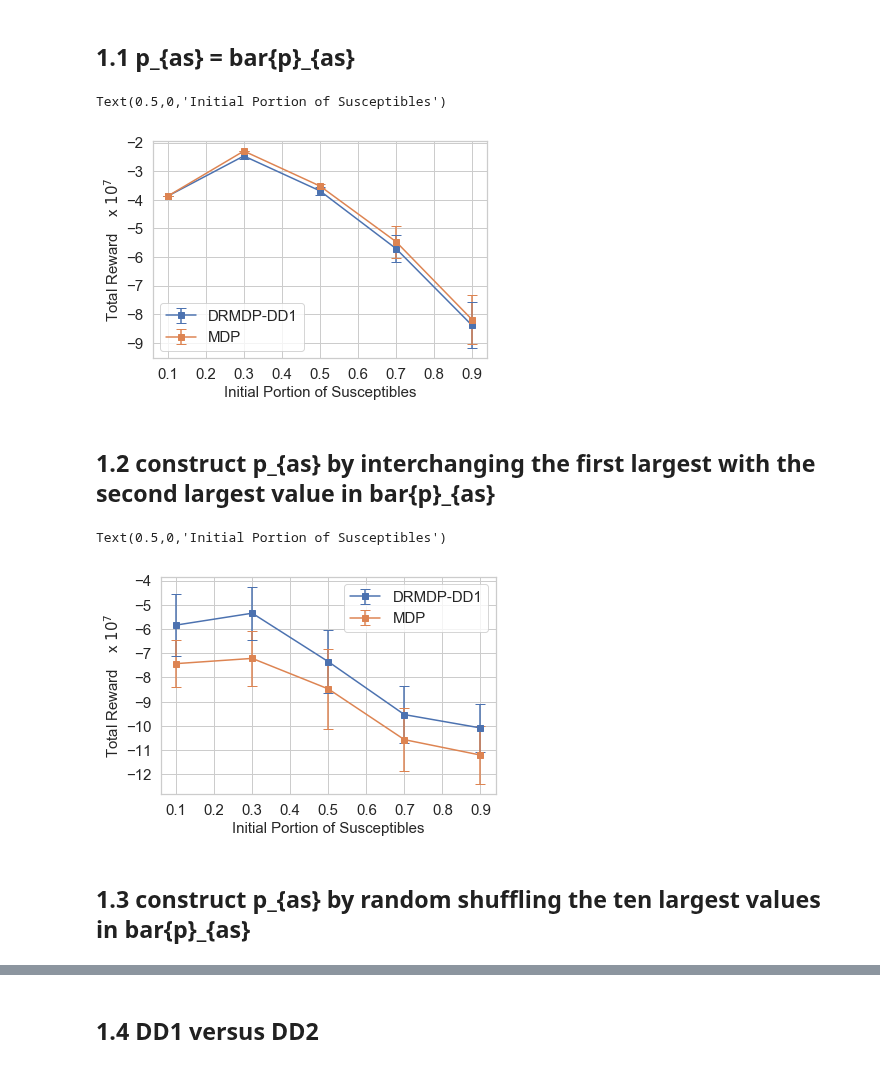
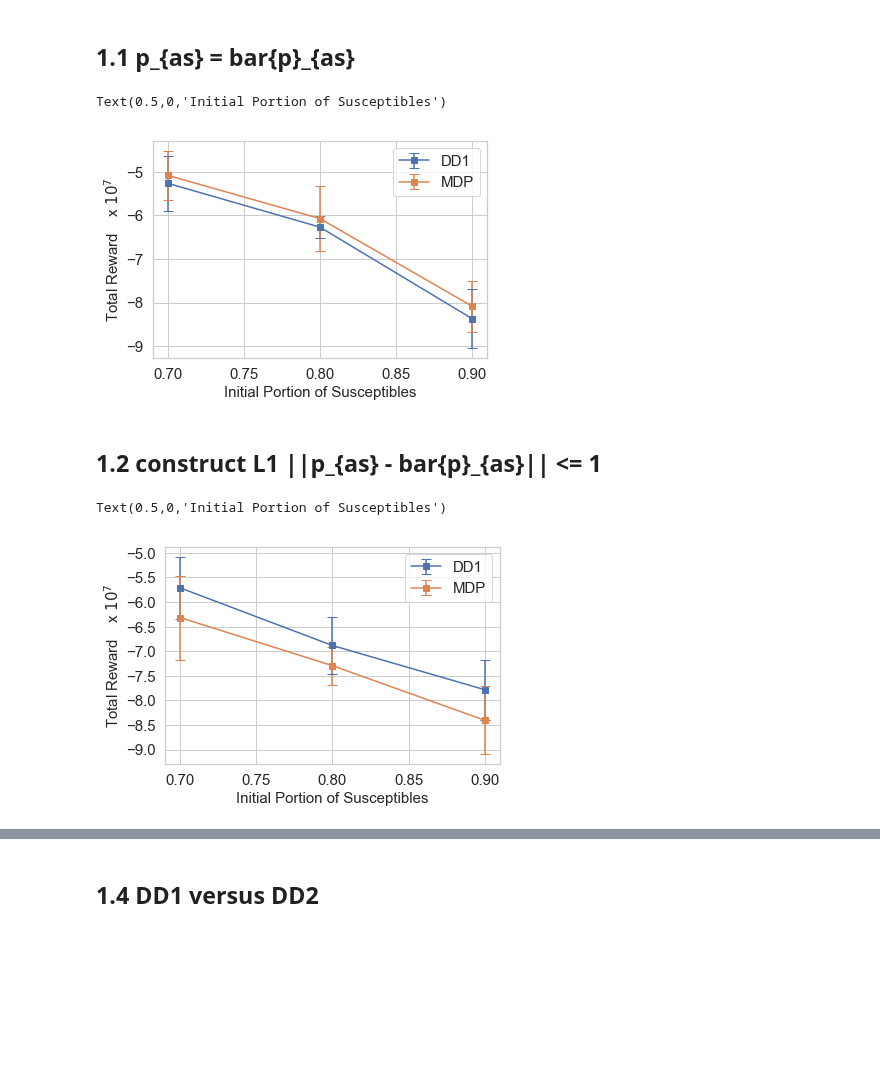
Before and after one commit to kadysongbb/drmdp, a Jupyter notebook: plot.ipynb, the cells around one changed output, grey strips where cells are left out. Drawn from its saved outputs; the diff is of its cells as text; code cells hidden in the pictures; blank space fills up the shorter version.

```diff
--- a/plot.ipynb
+++ b/plot.ipynb
@@ -16,54 +16,54 @@ import seaborn as sns
 sns.set()
 sns.set_style("whitegrid")
 
-drmdpdd1_avg_reward = [-3.8718, -2.4685, -3.6873, -5.7059, -8.3910]
-drmdpdd1_std = [0, 0.1158, 0.1387, 0.4702, 0.8040]
-mdp_avg_reward = [-3.8718, -2.2959, -3.5183, -5.4644, -8.1912]
-mdp_std = [0, 0.0104, 0.0583, 0.5585, 0.8483]
+drmdpdd1_avg_reward = [-5.2624, -6.2684, -8.3689]
+drmdpdd1_std = [0.6310, 0.2593, 0.6833]
+mdp_avg_reward = [-5.0801, -6.0721, -8.0832]
+mdp_std = [0.5648, 0.7500, 0.5880]
 
-x = [0.1, 0.3, 0.5, 0.7, 0.9]
+x = [0.7, 0.8, 0.9]
 
 plt.figure()
-plt.errorbar(x, drmdpdd1_avg_reward, drmdpdd1_std, label = 'DRMDP-DD1', marker='s', capsize = 5, color = blue)
+plt.errorbar(x, drmdpdd1_avg_reward, drmdpdd1_std, label = 'DD1', marker='s', capsize = 5, color = blue)
 plt.errorbar(x, mdp_avg_reward, mdp_std, label = 'MDP', marker='s', capsize = 5, color = orange)
 
 plt.legend(fontsize = 15)
+plt.xticks([0.7, 0.75, 0.8, 0.85, 0.9])
 plt.xticks(fontsize= 15)
 plt.yticks(fontsize= 15)
 plt.ylabel('Total Reward    x $10^7$', fontsize = 15)
 plt.xlabel('Initial Portion of Susceptibles', fontsize = 15)
 # %% [output]
 Text(0.5,0,'Initial Portion of Susceptibles')
-[figure, old version]
+[figure, new version]
 # %% [markdown]
-## 1.2 construct p_{as} by interchanging the first largest with the second largest value in bar{p}_{as}
+## 1.2 construct L1 ||p_{as} - bar{p}_{as}|| <= 1
 # %%
 from scipy.interpolate import interp1d
 import numpy as np
 import matplotlib.pyplot as plt
 import seaborn as sns
 
 sns.set()
 sns.set_style("whitegrid")
 
-drmdpdd1_avg_reward = [-5.8356, -5.3448, -7.3467, -9.5328, -10.0831]
-drmdpdd1_std = [1.2947, 1.0926, 1.2921, 1.1650, 1.0024]
-mdp_avg_reward = [-7.4276, -7.2115, -8.4720, -10.5674, -11.20467]
-mdp_std = [0.9655, 1.1517, 1.6607, 1.3121, 1.2112]
+drmdpdd1_avg_reward = [-5.7115, -6.8827, -7.7807]
+drmdpdd1_std = [0.6334, 0.5825, 0.6120]
+mdp_avg_reward = [-6.3160, -7.2927, -8.4022]
+mdp_std = [0.8524, 0.3857, 0.6953]
 
-x = [0.1, 0.3, 0.5, 0.7, 0.9]
+x = [0.7, 0.8, 0.9]
 
 plt.figure()
-plt.errorbar(x, drmdpdd1_avg_reward, drmdpdd1_std, label = 'DRMDP-DD1', marker='s', capsize = 5, color = blue)
+plt.errorbar(x, drmdpdd1_avg_reward, drmdpdd1_std, label = 'DD1', marker='s', capsize = 5, color = blue)
 plt.errorbar(x, mdp_avg_reward, mdp_std, label = 'MDP', marker='s', capsize = 5, color = orange)
 
 plt.legend(fontsize = 15)
+plt.xticks([0.7, 0.75, 0.8, 0.85, 0.9])
 plt.xticks(fontsize= 15)
 plt.yticks(fontsize= 15)
 plt.ylabel('Total Reward    x $10^7$', fontsize = 15)
 plt.xlabel('Initial Portion of Susceptibles', fontsize = 15)
 # %% [output]
 Text(0.5,0,'Initial Portion of Susceptibles')
-[figure, old version]
+[figure, new version]
-# %% [markdown]
-## 1.3 construct p_{as} by random shuffling the ten largest values in bar{p}_{as}
```
Also changed, not shown: parts of 2 cells of this notebook, 20 other files.
